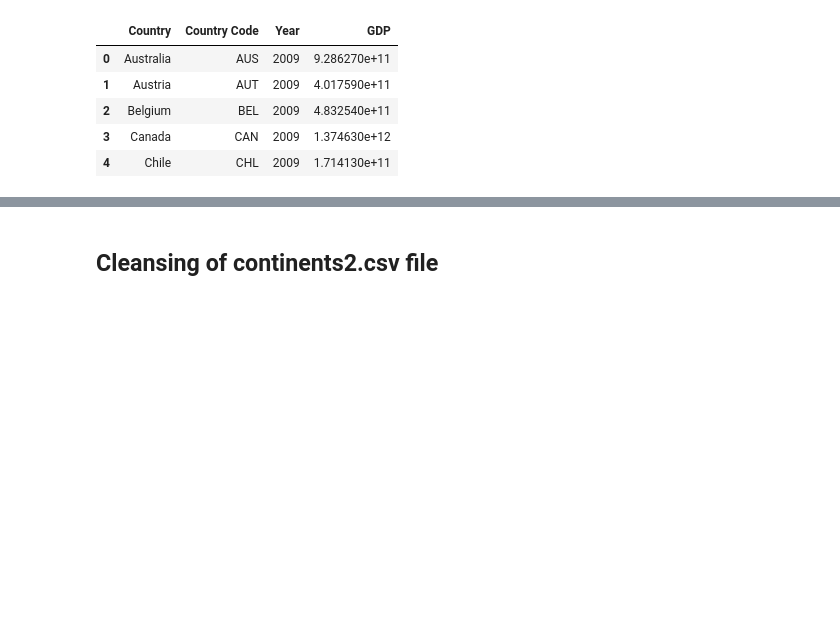
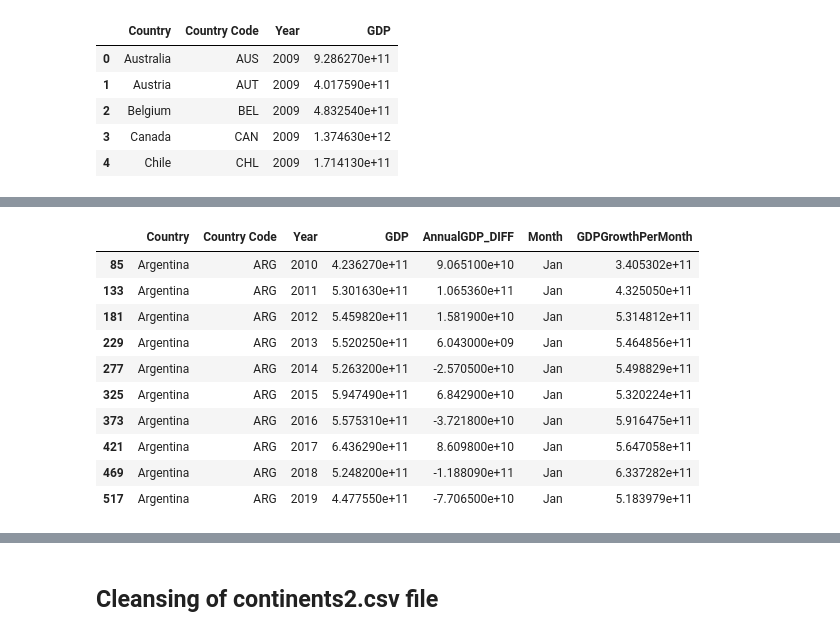
Before and after one commit to shwetajain1022/Project-4, a Jupyter notebook: population_gdp_SJ_WIP.ipynb, the cells around one changed output, grey strips where cells are left out. Drawn from its saved outputs; the diff is of its cells as text; code cells hidden in the pictures; blank space fills up the shorter version.

Commit message:
Updated GDP growth monthly

```diff
--- a/population_gdp_SJ_WIP.ipynb
+++ b/population_gdp_SJ_WIP.ipynb
@@ -232,3 +232,7 @@ gdp_select_country_df.head()
 | 2 | Belgium | BEL | 2009 | 4.832540e+11 |
 | 3 | Canada | CAN | 2009 | 1.374630e+12 |
 | 4 | Chile | CHL | 2009 | 1.714130e+11 |
+# %%
+gdp_select_country_df['AnnualGDP_DIFF'] = gdp_select_country_df.groupby('Country')['GDP'].apply(lambda x: x - x.shift()).fillna(0)
+# %%
+gdp_select_country_df = gdp_select_country_df.sort_values(by=['Country','Year'])
@@ -234,0 +248,18 @@ gdp_select_country_df.head()
+# %%
+gdp_select_country_df = gdp_select_country_df[gdp_select_country_df['Year']!='2009']
+gdp_select_country_df['Month'] = 'Jan'
+gdp_select_country_df['GDPGrowthPerMonth'] = gdp_select_country_df['GDP'].astype(float)-(gdp_select_country_df['AnnualGDP_DIFF'].astype(float)*11/12)
+# %%
+gdp_select_country_df.head(10)
+# %% [output]
+|  | Country | Country Code | Year | GDP | AnnualGDP_DIFF | Month | GDPGrowthPerMonth |
+| 85 | Argentina | ARG | 2010 | 4.236270e+11 | 9.065100e+10 | Jan | 3.405302e+11 |
+| 133 | Argentina | ARG | 2011 | 5.301630e+11 | 1.065360e+11 | Jan | 4.325050e+11 |
+| 181 | Argentina | ARG | 2012 | 5.459820e+11 | 1.581900e+10 | Jan | 5.314812e+11 |
+| 229 | Argentina | ARG | 2013 | 5.520250e+11 | 6.043000e+09 | Jan | 5.464856e+11 |
+| 277 | Argentina | ARG | 2014 | 5.263200e+11 | -2.570500e+10 | Jan | 5.498829e+11 |
+| 325 | Argentina | ARG | 2015 | 5.947490e+11 | 6.842900e+10 | Jan | 5.320224e+11 |
+| 373 | Argentina | ARG | 2016 | 5.575310e+11 | -3.721800e+10 | Jan | 5.916475e+11 |
+| 421 | Argentina | ARG | 2017 | 6.436290e+11 | 8.609800e+10 | Jan | 5.647058e+11 |
+| 469 | Argentina | ARG | 2018 | 5.248200e+11 | -1.188090e+11 | Jan | 6.337282e+11 |
+| 517 | Argentina | ARG | 2019 | 4.477550e+11 | -7.706500e+10 | Jan | 5.183979e+11 |
```
Also changed, not shown: parts of 7 cells of this notebook, 5 other files.
